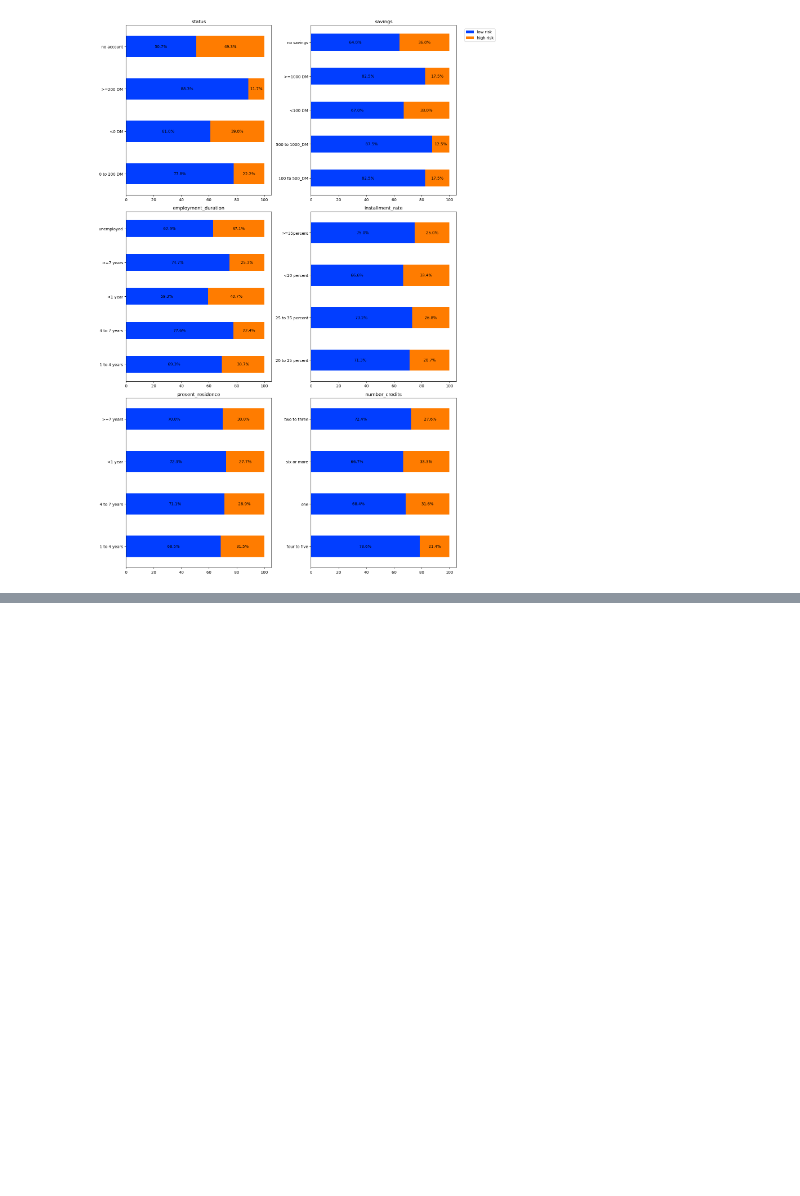
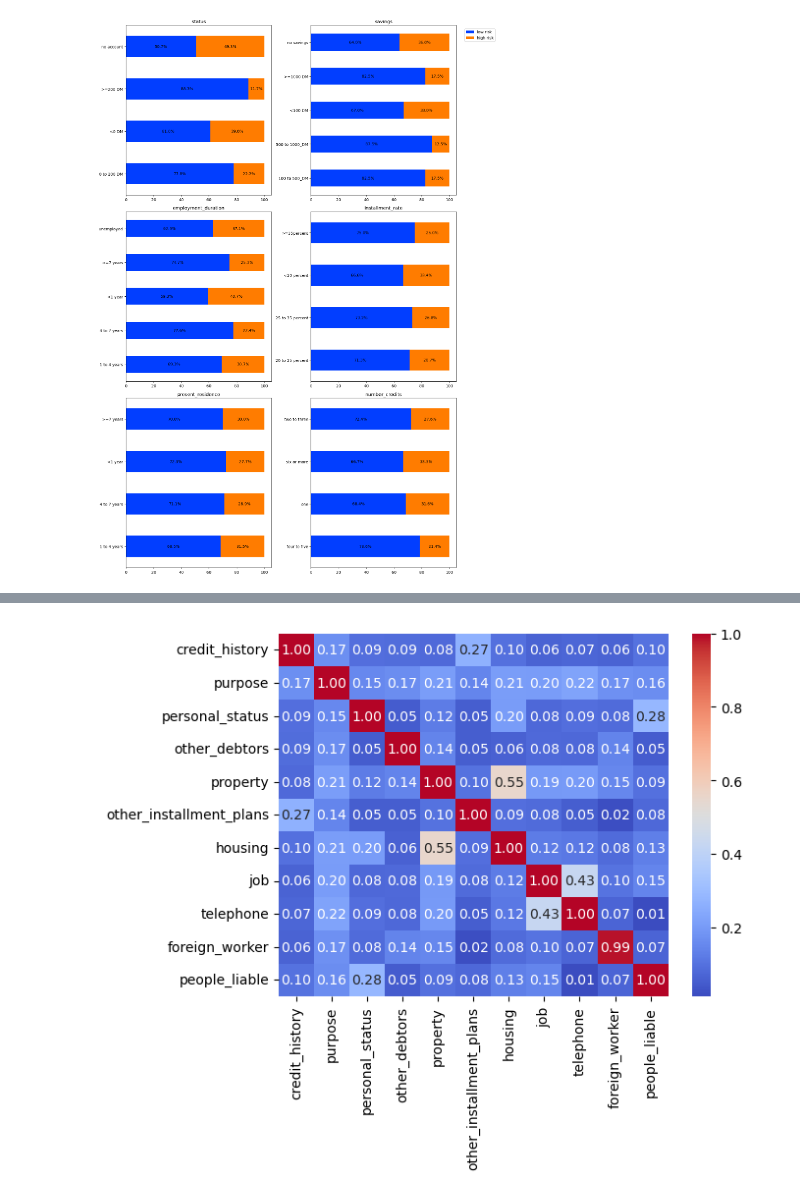
Before and after one commit to Grzesiesz/Credit-Risk-Prediction, a Jupyter notebook: south_german_credit/notebooks/EDA.ipynb, the cells around one changed output, grey strips where cells are left out. Drawn from its saved outputs; the diff is of its cells as text; code cells hidden in the pictures; blank space fills up the shorter version.

```diff
--- a/south_german_credit/notebooks/EDA.ipynb
+++ b/south_german_credit/notebooks/EDA.ipynb
@@ -326,0 +389,6 @@ plt.tight_layout()
+# %%
+nominal_matrix = pd.DataFrame(index = nominal, columns = nominal, dtype = float)
+# %%
+for var1 in nominal:
+    for var2 in nominal:
+        nominal_matrix.loc[var1, var2] = cramer(df_eda[var1], df_eda[var2])
@@ -326,0 +410,4 @@ plt.tight_layout()
+# %%
+sns.heatmap(nominal_matrix, annot = True, fmt = '.2f', cmap = 'coolwarm');
+# %% [output]
+[figure, added]
```
Also changed, not shown: parts of 19 cells of this notebook.
